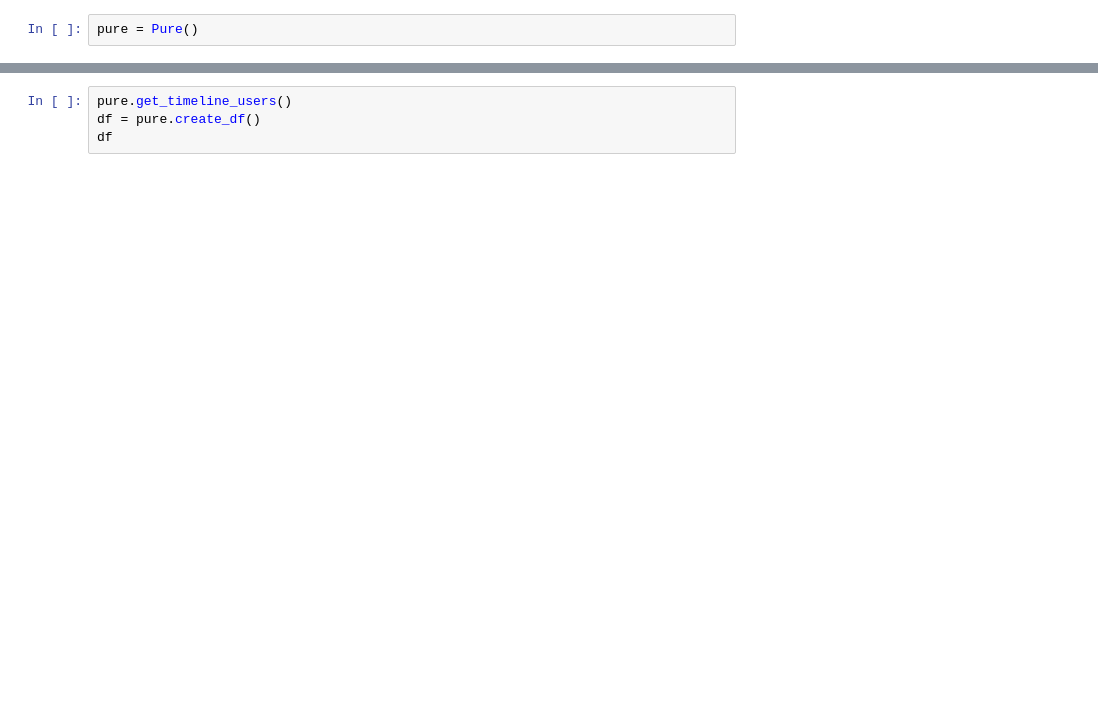
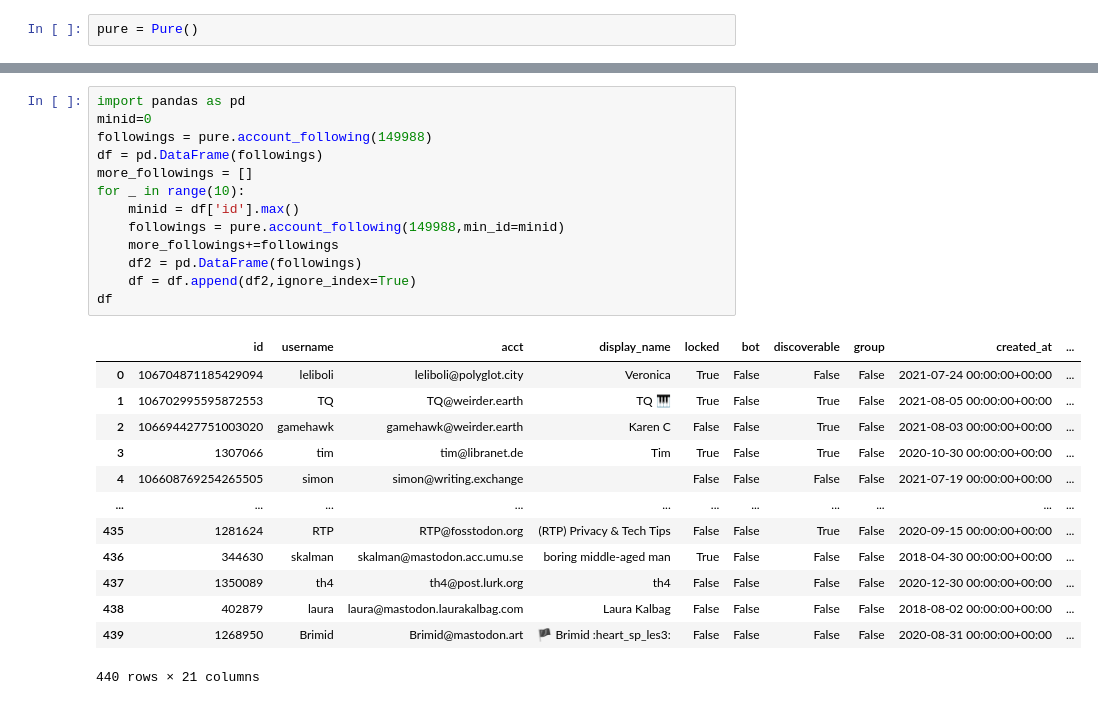
Before and after one commit to Jeren-A/Developing-interfaces-for-social-network-experiments, a Jupyter notebook: sandbox.ipynb, the cells around one changed output, grey strips where cells are left out. Drawn from its saved outputs; the diff is of its cells as text; blank space fills up the shorter version.

```diff
--- a/sandbox.ipynb
+++ b/sandbox.ipynb
@@ -201,4 +221,27 @@ pure.instance()
-# %%
-pure.get_timeline_users()
-df = pure.create_df()
-df
+# %%
+import pandas as pd
+minid=0
+followings = pure.account_following(149988)
+df = pd.DataFrame(followings)
+more_followings = []
+for _ in range(10):
+    minid = df['id'].max()
+    followings = pure.account_following(149988,min_id=minid)
+    more_followings+=followings
+    df2 = pd.DataFrame(followings)
+    df = df.append(df2,ignore_index=True)
+df
+# %% [output]
+|  | id | username | acct | display_name | locked | bot | discoverable | group | created_at | ... |
+| 0 | 106704871185429094 | leliboli | leliboli@polyglot.city | Veronica | True | False | False | False | 2021-07-24 00:00:00+00:00 | ... |
+| 1 | 106702995595872553 | TQ | TQ@weirder.earth | TQ 🎹 | True | False | True | False | 2021-08-05 00:00:00+00:00 | ... |
+| 2 | 106694427751003020 | gamehawk | gamehawk@weirder.earth | Karen C | False | False | True | False | 2021-08-03 00:00:00+00:00 | ... |
+| 3 | 1307066 | tim | tim@libranet.de | Tim | True | False | True | False | 2020-10-30 00:00:00+00:00 | ... |
+| 4 | 106608769254265505 | simon | simon@writing.exchange |  | False | False | False | False | 2021-07-19 00:00:00+00:00 | ... |
+| ... | ... | ... | ... | ... | ... | ... | ... | ... | ... | ... |
+| 435 | 1281624 | RTP | RTP@fosstodon.org | (RTP) Privacy & Tech Tips | False | False | True | False | 2020-09-15 00:00:00+00:00 | ... |
+| 436 | 344630 | skalman | skalman@mastodon.acc.umu.se | boring middle-aged man | True | False | False | False | 2018-04-30 00:00:00+00:00 | ... |
+| 437 | 1350089 | th4 | th4@post.lurk.org | th4 | False | False | False | False | 2020-12-30 00:00:00+00:00 | ... |
+| 438 | 402879 | laura | laura@mastodon.laurakalbag.com | Laura Kalbag | False | False | False | False | 2018-08-02 00:00:00+00:00 | ... |
+| 439 | 1268950 | Brimid | Brimid@mastodon.art | 🏴 Brimid :heart_sp_les3: | False | False | False | False | 2020-08-31 00:00:00+00:00 | ... |
+440 rows × 21 columns
```
Also changed, not shown: parts of 4 cells of this notebook, 4 other files.
